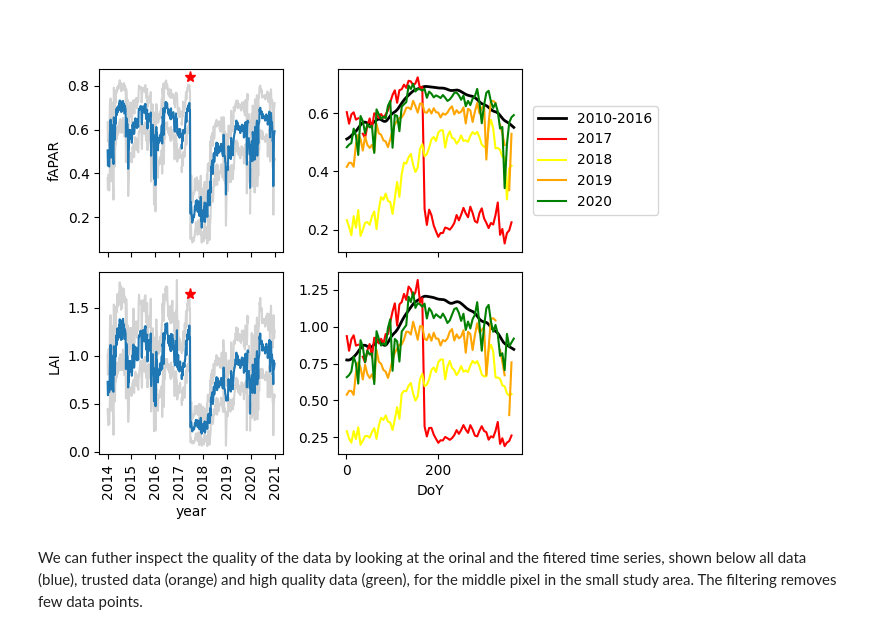
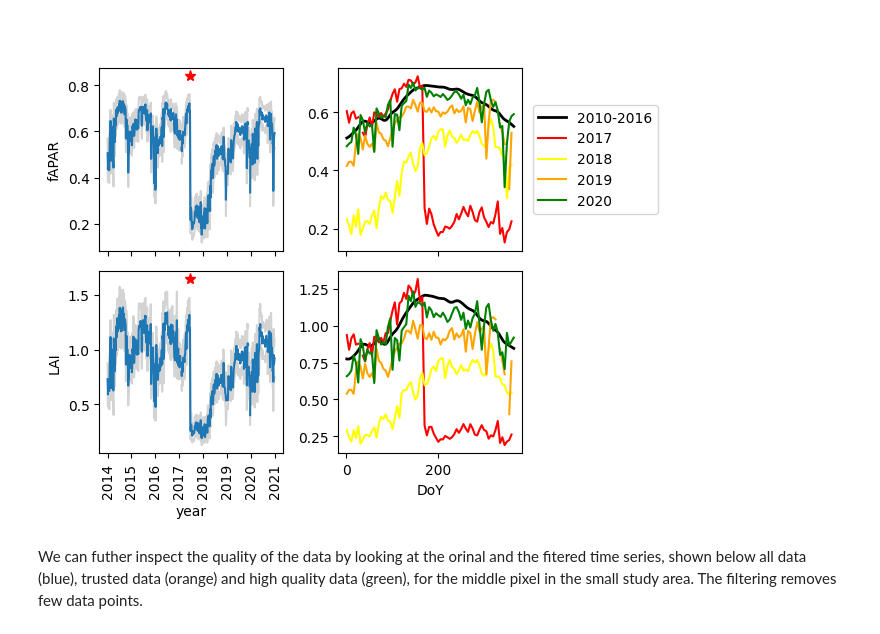
Before and after one commit to Christiaanvandertol/VegetationCCI, a Jupyter notebook: Vegetation_CCI_CRDP2.ipynb, the cells around one changed output. Cells and saved outputs as stored; diff of their text form; code cells hidden in the pictures.

```diff
--- a/Vegetation_CCI_CRDP2.ipynb
+++ b/Vegetation_CCI_CRDP2.ipynb
@@ -165,8 +166,8 @@ root group (NETCDF4 data model, file format HDF5):
 # %% [markdown]
 We will now extract the following data layers into arrays: Leaf area Index ('LAI') and its uncertainty ('LAI_ERR'), the fraction of absorbed photochemical radiation ('fAPAR') and its uncertainty ('fAPAR_ERR'), and the quality flag ('invcode').
 # %%
-#files = sorted(glob(r"*X19Y03*.nc")) # temporal link above
-files = sorted(glob(r"*X19Y02*.nc")) # CEDA
+files = sorted(glob(r"*X19Y03*.nc")) # temporal link above
+#files = sorted(glob(r"*X19Y02*.nc")) # CEDA
 
 print(files)
 times2 = np.zeros((len(files),1), dtype="datetime64[s]")
@@ -552,36 +572,36 @@ for i in range(2):
     # plot results
     ax = plt.subplot(2,2,i*2+1)
     J = np.nonzero(years > 2013) [0]
 
    # fig = f.get_figure()
    # fig.set_size_inches(100, fig.get_size_inches()[0])  # set width only
-    plt.plot(times[J],y[J]+y_err[J],color ='lightgray')
-    plt.plot(times[J],y[J]-y_err[J],color='lightgray')
+    plt.plot(times[J],y[J]+y_err[J]/2,color ='lightgray')
+    plt.plot(times[J],y[J]-y_err[J]/2,color='lightgray')
     plt.plot(times[J],y[J])
     plt.ylabel(vars[2*i])
     plt.xticks(rotation=90)
     if i ==1: plt.xlabel('year')
     if i ==0:
         plt.tick_params(left=True, bottom=True, labelleft=True, labelbottom=False)
         #ax.get_xaxis().set_visible(False)
 
     plt.plot(times[545], y[544]+.15 + i*.3, '*', color = 'red', markersize = 8 )
 
     plt.subplot(2,2,i*2+2)
     plt.plot(udoy,clim, label = '2010-2016', linewidth=2 ,color = 'black')
     for k in range(7, len(uyear)):
         val = uyear[k];
         J = np.nonzero(years == val)[0]      # indices where year == val
         plt.plot(doy[J],y[J], color = colors[k-7], label=str(val))
         #plt.plot(doy[J[y_err  [J]<0.3]],y[J[y_err[J]<0.3]], color = colors[k-5], label=str(val))
 
     if i ==1: plt.xlabel('DoY')
     if i ==0:
         plt.tick_params(left=True, bottom=True, labelleft=True, labelbottom=False)
         plt.legend()
         plt.legend(loc='center left', bbox_to_anchor=(1.02, 0.5))
 # %% [output]
-[figure, old version]
+[figure, new version]
 # %% [markdown]
 We can futher inspect the quality of the data by looking at the orinal and the fitered time series, shown below all data (blue), trusted data (orange) and high quality data (green), for the middle pixel in the small study area. The filtering removes few data points.
 # %%
```
Also changed, not shown: parts of 8 cells of this notebook.
